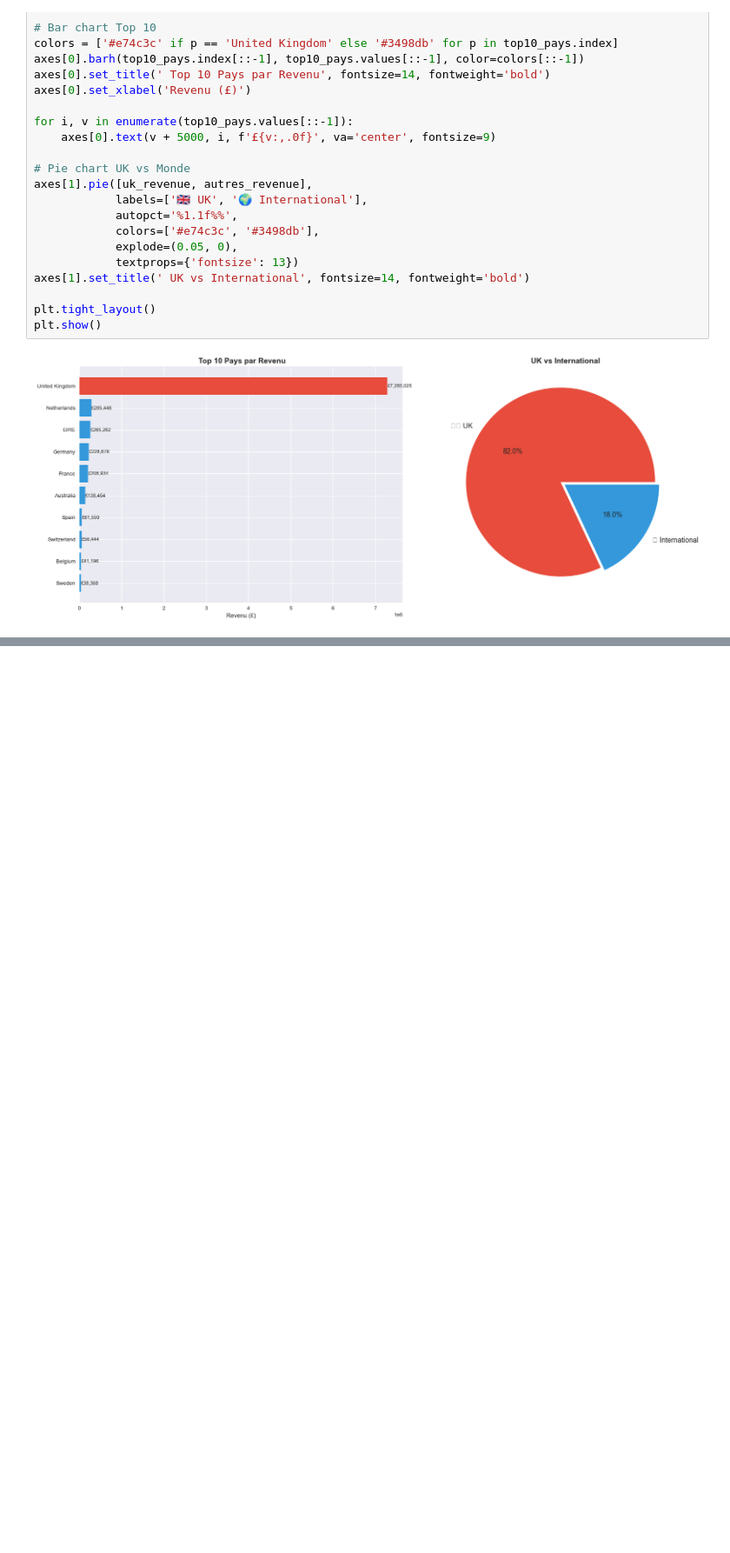
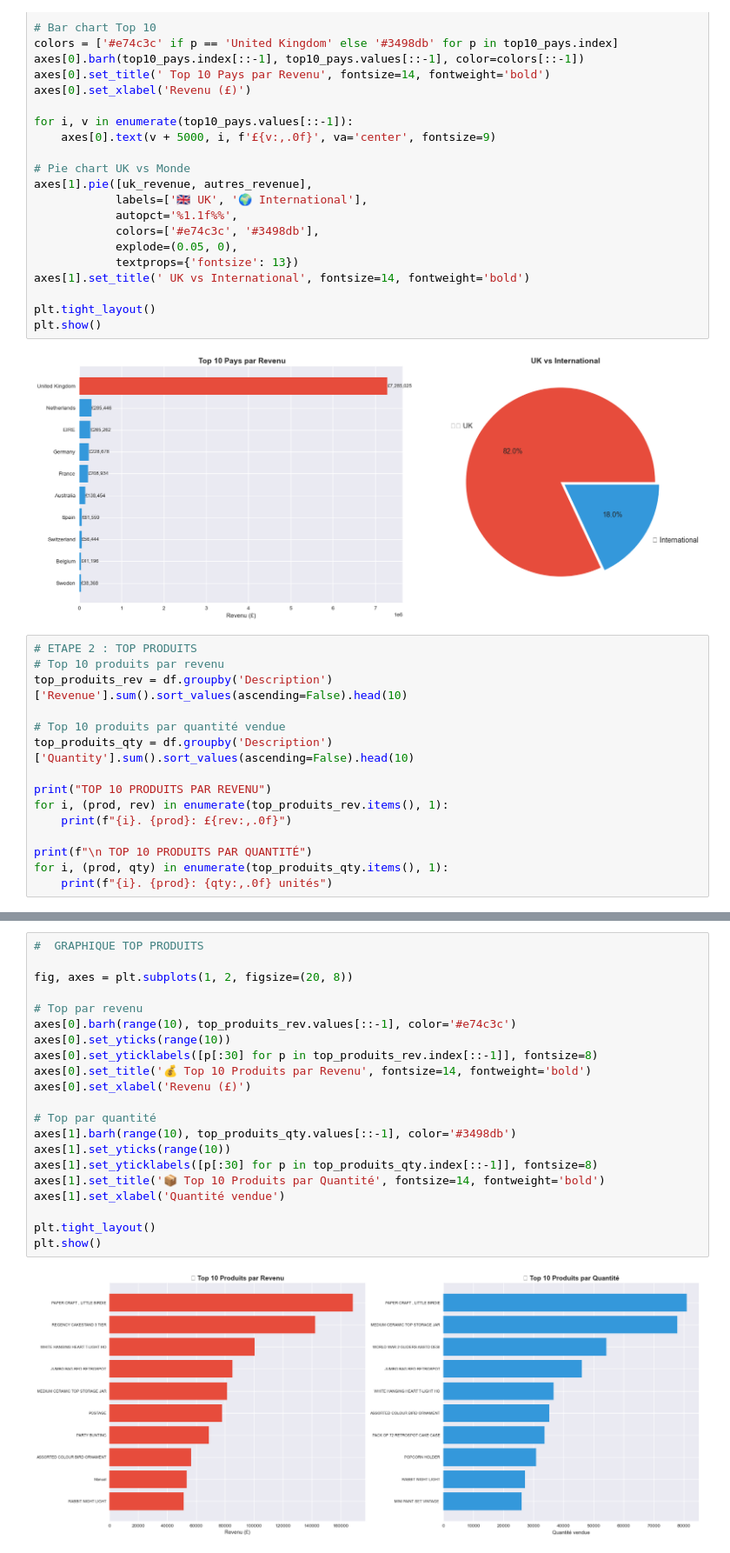
Before and after one commit to AlexisSTH/Projet-KPIs-E-commerce, a Jupyter notebook: notebooks/05_kpis_marketing.ipynb, the cells around one changed output, grey strips where cells are left out. Shown at 87% size. Saved outputs shown, nothing was run; the diff lists cells and outputs as text; blank space fills up the shorter version.

Commit message:
AJOUT TOP PRODUIT

```diff
--- a/notebooks/05_kpis_marketing.ipynb
+++ b/notebooks/05_kpis_marketing.ipynb
@@ -86,3 +86,18 @@ plt.tight_layout()
 plt.show()
 # %% [output]
 [figure]
+# %%
+# ETAPE 2 : TOP PRODUITS
+# Top 10 produits par revenu
+top_produits_rev = df.groupby('Description')['Revenue'].sum().sort_values(ascending=False).head(10)
+
+# Top 10 produits par quantité vendue
+top_produits_qty = df.groupby('Description')['Quantity'].sum().sort_values(ascending=False).head(10)
+
+print("TOP 10 PRODUITS PAR REVENU")
+for i, (prod, rev) in enumerate(top_produits_rev.items(), 1):
+    print(f"{i}. {prod}: £{rev:,.0f}")
+
+print(f"\n TOP 10 PRODUITS PAR QUANTITÉ")
+for i, (prod, qty) in enumerate(top_produits_qty.items(), 1):
+    print(f"{i}. {prod}: {qty:,.0f} unités")
@@ -88,0 +122,23 @@ plt.show()
+# %%
+#  GRAPHIQUE TOP PRODUITS
+
+fig, axes = plt.subplots(1, 2, figsize=(20, 8))
+
+# Top par revenu
+axes[0].barh(range(10), top_produits_rev.values[::-1], color='#e74c3c')
+axes[0].set_yticks(range(10))
+axes[0].set_yticklabels([p[:30] for p in top_produits_rev.index[::-1]], fontsize=8)
+axes[0].set_title('💰 Top 10 Produits par Revenu', fontsize=14, fontweight='bold')
+axes[0].set_xlabel('Revenu (£)')
+
+# Top par quantité
+axes[1].barh(range(10), top_produits_qty.values[::-1], color='#3498db')
+axes[1].set_yticks(range(10))
+axes[1].set_yticklabels([p[:30] for p in top_produits_qty.index[::-1]], fontsize=8)
+axes[1].set_title('📦 Top 10 Produits par Quantité', fontsize=14, fontweight='bold')
+axes[1].set_xlabel('Quantité vendue')
+
+plt.tight_layout()
+plt.show()
+# %% [output]
+[figure, added]
```
Also changed, not shown: parts of 1 cell of this notebook.
